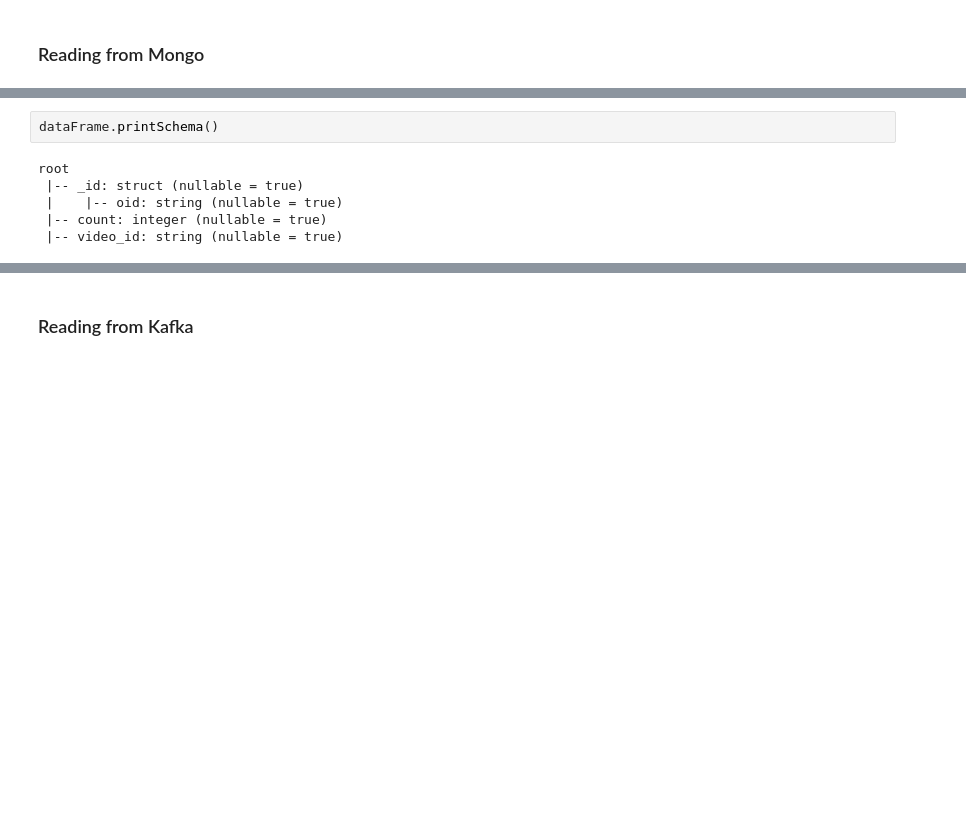
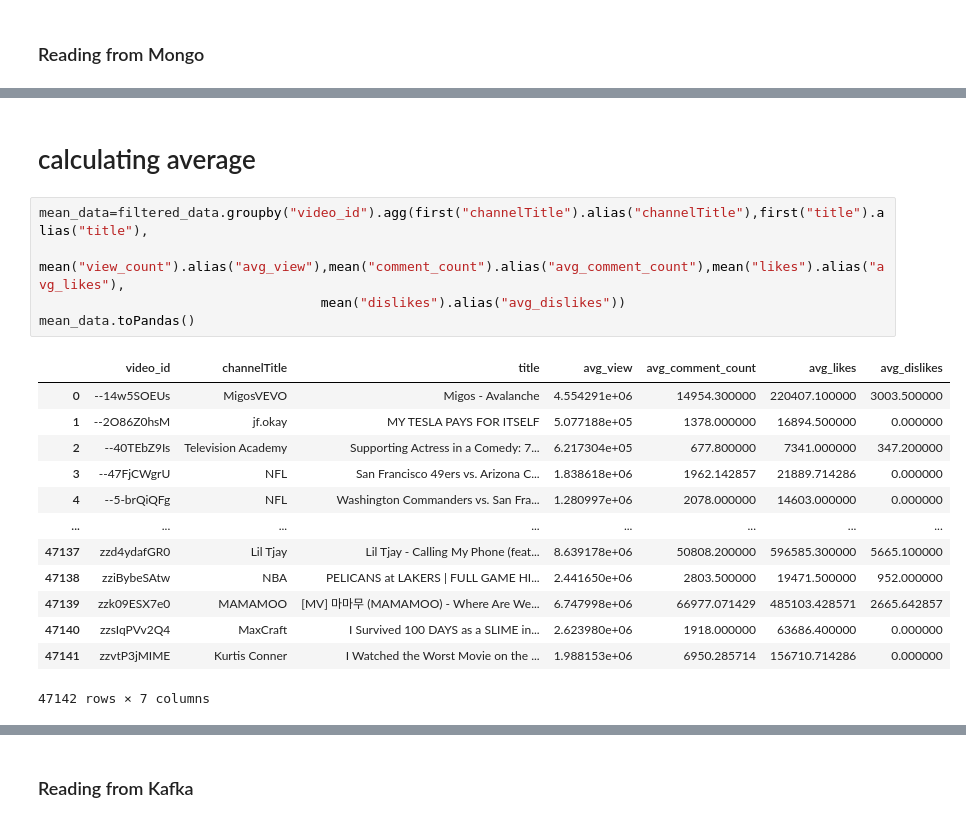
Before and after one commit to allen505/bigDataProj, a Jupyter notebook: sparkAnalysis/TrendingVids.ipynb, the cells around one changed output, grey strips where cells are left out. Saved outputs shown, nothing was run; the diff lists cells and outputs as text; blank space fills up the shorter version.

```diff
--- a/sparkAnalysis/TrendingVids.ipynb
+++ b/sparkAnalysis/TrendingVids.ipynb
@@ -57,8 +129,21 @@ dataFrame = spark.read\
+# %% [markdown]
+# calculating average
 # %%
-dataFrame.printSchema()
+mean_data=filtered_data.groupby("video_id").agg(first("channelTitle").alias("channelTitle"),first("title").alias("title"),
+                                    mean("view_count").alias("avg_view"),mean("comment_count").alias("avg_comment_count"),mean("likes").alias("avg_likes"),
+                                    mean("dislikes").alias("avg_dislikes"))
+mean_data.toPandas()
 # %% [output]
+|  | video_id | channelTitle | title | avg_view | avg_comment_count | avg_likes | avg_dislikes |
+| 0 | --14w5SOEUs | MigosVEVO | Migos - Avalanche | 4.554291e+06 | 14954.300000 | 220407.100000 | 3003.500000 |
+| 1 | --2O86Z0hsM | jf.okay | MY TESLA PAYS FOR ITSELF | 5.077188e+05 | 1378.000000 | 16894.500000 | 0.000000 |
+| 2 | --40TEbZ9Is | Television Academy | Supporting Actress in a Comedy: 7... | 6.217304e+05 | 677.800000 | 7341.000000 | 347.200000 |
+| 3 | --47FjCWgrU | NFL | San Francisco 49ers vs. Arizona C... | 1.838618e+06 | 1962.142857 | 21889.714286 | 0.000000 |
+| 4 | --5-brQiQFg | NFL | Washington Commanders vs. San Fra... | 1.280997e+06 | 2078.000000 | 14603.000000 | 0.000000 |
+| ... | ... | ... | ... | ... | ... | ... | ... |
+| 47137 | zzd4ydafGR0 | Lil Tjay | Lil Tjay - Calling My Phone (feat... | 8.639178e+06 | 50808.200000 | 596585.300000 | 5665.100000 |
+| 47138 | zziBybeSAtw | NBA | PELICANS at LAKERS | FULL GAME HI... | 2.441650e+06 | 2803.500000 | 19471.500000 | 952.000000 |
+| 47139 | zzk09ESX7e0 | MAMAMOO | [MV] 마마무 (MAMAMOO) - Where Are We... | 6.747998e+06 | 66977.071429 | 485103.428571 | 2665.642857 |
+| 47140 | zzsIqPVv2Q4 | MaxCraft | I Survived 100 DAYS as a SLIME in... | 2.623980e+06 | 1918.000000 | 63686.400000 | 0.000000 |
+| 47141 | zzvtP3jMIME | Kurtis Conner | I Watched the Worst Movie on the ... | 1.988153e+06 | 6950.285714 | 156710.714286 | 0.000000 |
-root
- |-- _id: struct (nullable = true)
- |    |-- oid: string (nullable = true)
- |-- count: integer (nullable = true)
- |-- video_id: string (nullable = true)
+47142 rows × 7 columns
```
Also changed, not shown: parts of 33 cells of this notebook.
